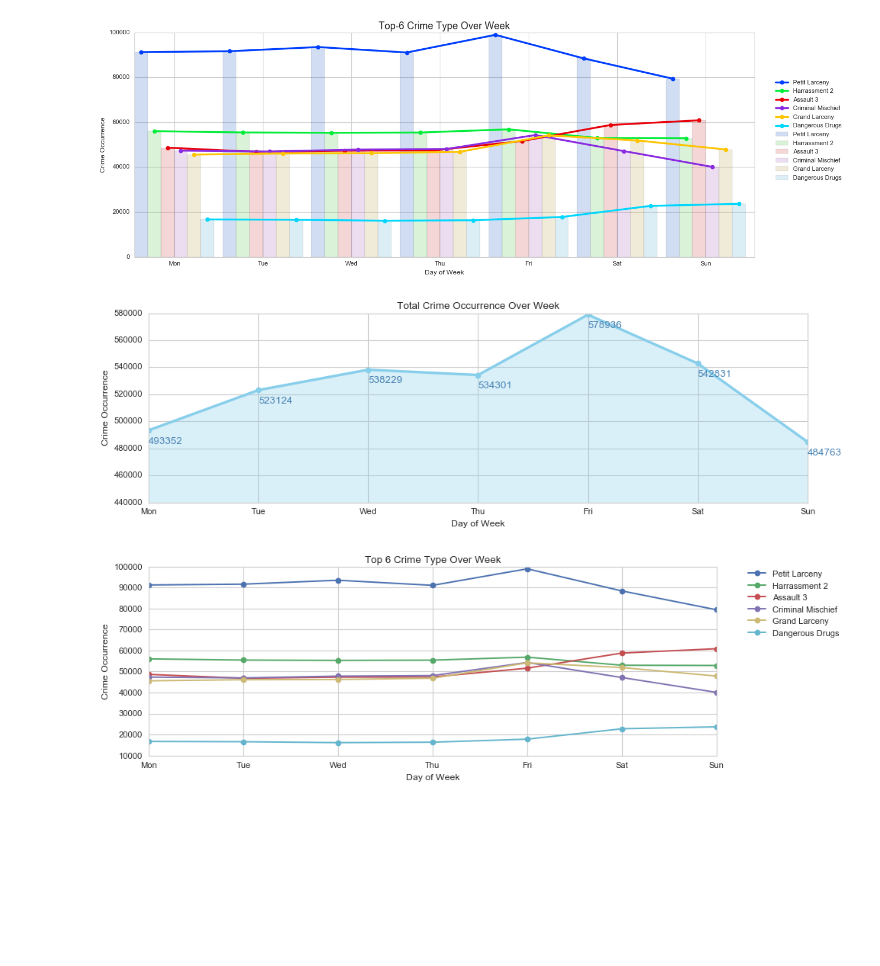
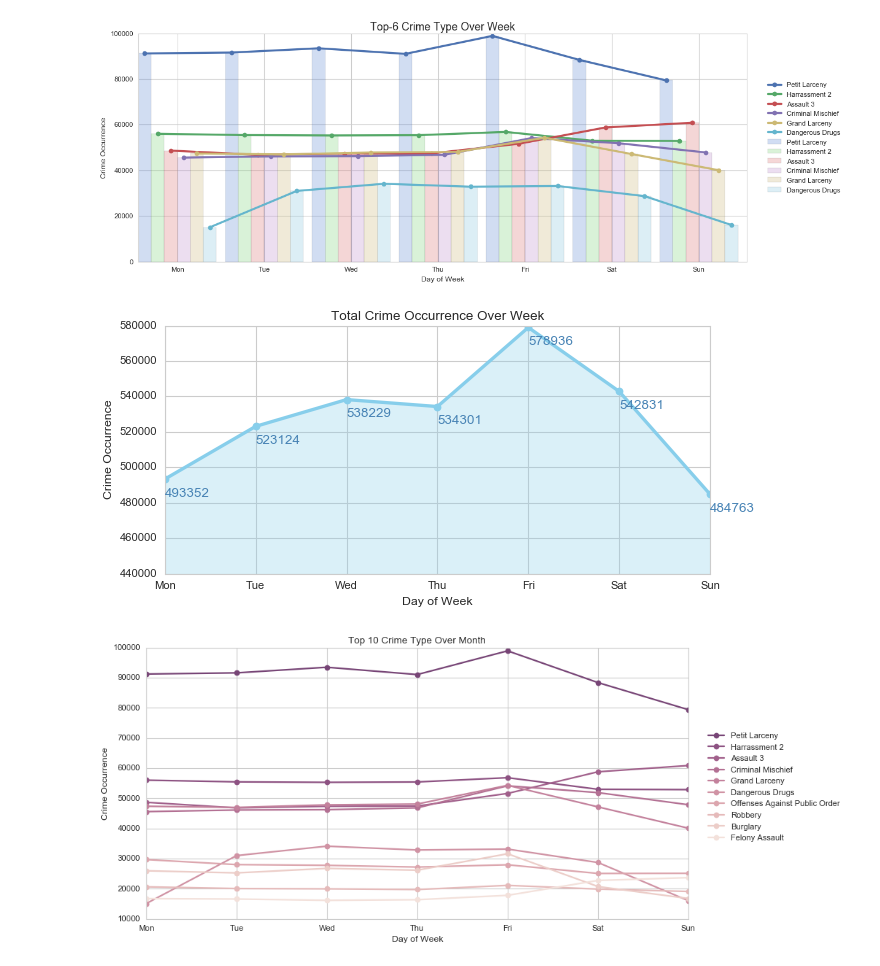
Before and after one commit to leedtan/SparklesSunshinePuppies, a Jupyter notebook: plots/kycd_day.ipynb, the cells around one changed output. Cells and saved outputs as stored; diff of their text form; code cells hidden in the pictures; blank space fills up the shorter version.

```diff
--- a/plots/kycd_day.ipynb
+++ b/plots/kycd_day.ipynb
@@ -13,20 +12,18 @@ df = pd.read_csv('day_valid.csv', header=None, names=col_names, dtype=int)
 ttl = df.groupby(df.day).sum().cnt.values
 day = range(1, 8)
 day_name = ['Mon', 'Tue', 'Wed', 'Thu', 'Fri', 'Sat', 'Sun']
-pool = [341, 578, 344, 109, 351, 106]
+pool = [341, 578, 344, 351, 109, 235]
 pool_desc = ['Petit Larceny', 'Harrassment 2', 'Assault 3', 'Criminal Mischief', 'Grand Larceny', 'Dangerous Drugs']
 df_top6 = df[df.KY_CD.isin(pool)]
 
 lst = []
 for i in pool:
     lst.append(df_top6[df_top6.KY_CD==i].cnt.values)
-# lst
 # %%
 # bar plot
-plt.figure(figsize=(15, 6))
-# c = sns.cubehelix_palette(6, dark=0.3, light=0.9, reverse=True)
+plt.figure(figsize=(16, 6))
 c = sns.color_palette("muted", 6)
-c2 = sns.color_palette("bright", 6)
+c2 = sns.color_palette("deep", 6)
 
 N = len(day)
 ind = np.arange(N)
@@ -41,39 +38,51 @@ plt.xlabel('Day of Week')
 plt.ylabel('Crime Occurrence')
 plt.title('Top-6 Crime Type Over Week', fontsize=16)
 plt.xticks(ind+3*w, day_name)
-plt.legend(bbox_to_anchor=(1.03, 0.8), loc=2, borderaxespad=0.)
-plt.tight_layout()
+lgd = plt.legend(bbox_to_anchor=(1.03, 0.8), loc=2, borderaxespad=0.)
+plt.savefig('kycd_day_bar.png', bbox_extra_artists=(lgd,), bbox_inches='tight')
 plt.show()
 # %% [output]
-[figure, old version]
+[figure, new version]
 # %%
-plt.figure(figsize=(12, 4))
+plt.figure(figsize=(8, 4))
 plt.plot(day, ttl, "o-", linewidth=3, fillstyle='full', color='skyblue')
 plt.xticks(day, day_name)
 plt.title('Total Crime Occurrence Over Week')
 plt.xlabel('Day of Week')
 plt.ylabel('Crime Occurrence')
 for i in range(len(ttl)):
     plt.text(day[i], ttl[i]-10000, str(ttl[i]), fontsize=12, color='steelblue')
 plt.fill_between(day, ttl, 440000, alpha=0.3, color='skyblue')
 plt.tight_layout()
+plt.savefig('ttl_day.png')
 plt.show()
 # %% [output]
-[figure, old version]
+[figure, new version]
 # %%
-plt.figure(figsize=(12, 4))
-for i in range(6):
-    plt.plot(day, lst[i], "o-", label=pool_desc[i])
+pool_10 = [341, 578, 344, 351, 109, 235, 361, 105, 107, 106]
+pool_desc_10 = ['Petit Larceny', 'Harrassment 2', 'Assault 3', 'Criminal Mischief', 'Grand Larceny', 'Dangerous Drugs',
+               'Offenses Against Public Order', 'Robbery', 'Burglary', 'Felony Assault']
+df_tops_10 = df[df.KY_CD.isin(pool_10)]
 
-plt.title('Top 6 Crime Type Over Week')
+lst = []
+for i in pool_10:
+    lst.append(df_tops_10[df_tops_10.KY_CD==i].cnt.values)
+
+plt.figure(figsize=(12, 6))
+c3 = sns.cubehelix_palette(10, dark=0.35, light=0.9, reverse=True)
+for i in range(10):
+    plt.plot(day, lst[i], "o-", label=pool_desc_10[i], color=c3[i], linewidth=2)
+
+plt.title('Top 10 Crime Type Over Month')
 plt.xlim(1)
 plt.xticks(day, day_name)
 plt.xlabel('Day of Week')
 plt.ylabel('Crime Occurrence')
-plt.legend(bbox_to_anchor=(1.05, 1), loc=2, borderaxespad=0.)
+lgd = plt.legend(bbox_to_anchor=(1.03, 0.7), loc=2, borderaxespad=0.)
+plt.savefig('kycd_day_line.png', bbox_extra_artists=(lgd,), bbox_inches='tight')
 plt.show()
 # %% [output]
-[figure, old version]
+[figure, new version]
 # %%
 from IPython.display import HTML
 
```
Also changed, not shown: parts of 1 cell of this notebook, 16 other files.
